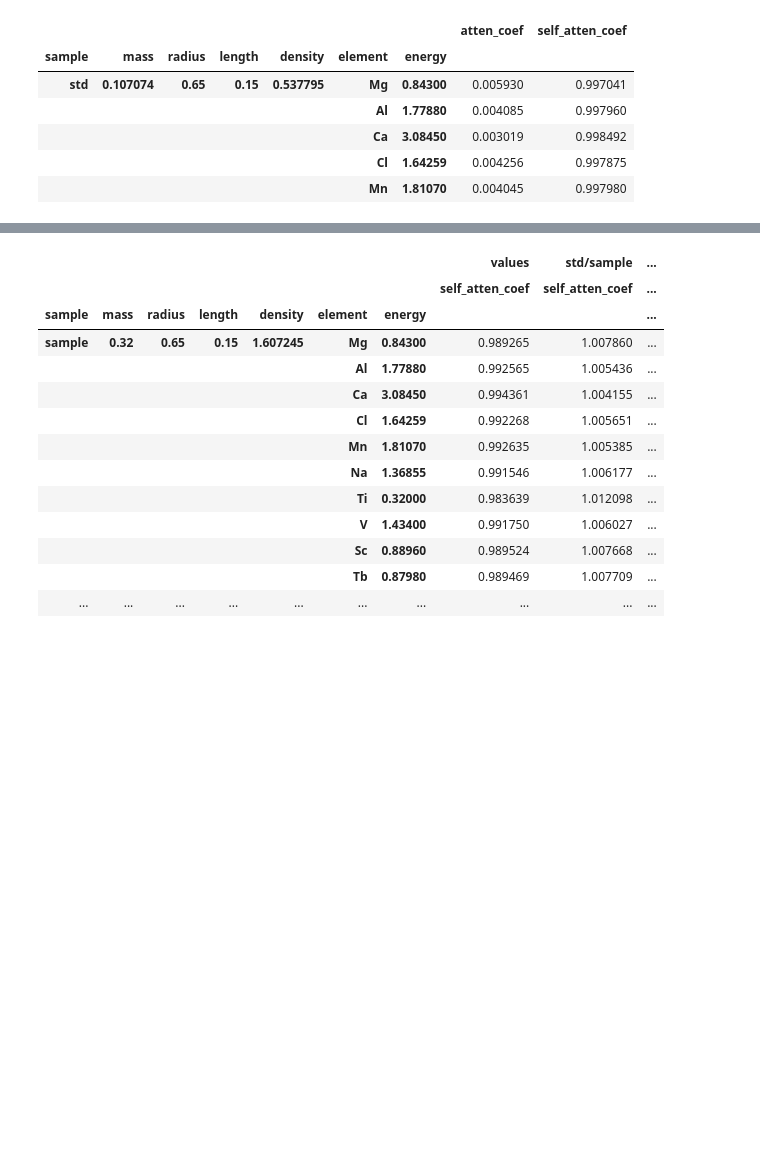
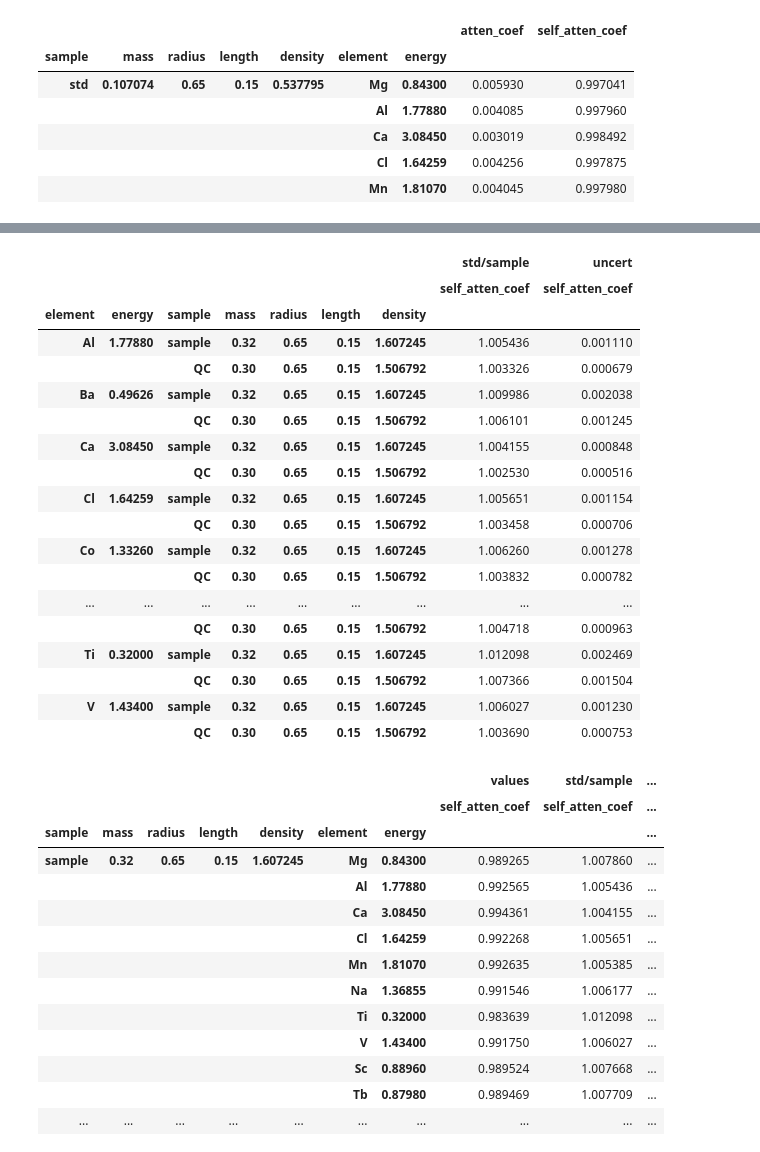
Before and after one commit to wpk-nist-gov/neutron_analysis, a Jupyter notebook: notebooks/demo.ipynb, the cells around one changed output, grey strips where cells are left out. Saved outputs shown, nothing was run; the diff lists cells and outputs as text; code cells hidden in the pictures; blank space fills up the shorter version.

```diff
--- a/notebooks/demo.ipynb
+++ b/notebooks/demo.ipynb
@@ -213,3 +293,25 @@ p.atten_table_tot.head()
+# %%
+p.atten_ratio(exclude_std=True, ref_levels=('element','energy'))
+# %% [output]
+|  |  |  |  |  |  |  | std/sample | uncert |
+|  |  |  |  |  |  |  | self_atten_coef | self_atten_coef |
+| element | energy | sample | mass | radius | length | density |  |  |
+| Al | 1.77880 | sample | 0.32 | 0.65 | 0.15 | 1.607245 | 1.005436 | 0.001110 |
+|  |  | QC | 0.30 | 0.65 | 0.15 | 1.506792 | 1.003326 | 0.000679 |
+| Ba | 0.49626 | sample | 0.32 | 0.65 | 0.15 | 1.607245 | 1.009986 | 0.002038 |
+|  |  | QC | 0.30 | 0.65 | 0.15 | 1.506792 | 1.006101 | 0.001245 |
+| Ca | 3.08450 | sample | 0.32 | 0.65 | 0.15 | 1.607245 | 1.004155 | 0.000848 |
+|  |  | QC | 0.30 | 0.65 | 0.15 | 1.506792 | 1.002530 | 0.000516 |
+| Cl | 1.64259 | sample | 0.32 | 0.65 | 0.15 | 1.607245 | 1.005651 | 0.001154 |
+|  |  | QC | 0.30 | 0.65 | 0.15 | 1.506792 | 1.003458 | 0.000706 |
+| Co | 1.33260 | sample | 0.32 | 0.65 | 0.15 | 1.607245 | 1.006260 | 0.001278 |
+|  |  | QC | 0.30 | 0.65 | 0.15 | 1.506792 | 1.003832 | 0.000782 |
+| ... | ... | ... | ... | ... | ... | ... | ... | ... |
+|  |  | QC | 0.30 | 0.65 | 0.15 | 1.506792 | 1.004718 | 0.000963 |
+| Ti | 0.32000 | sample | 0.32 | 0.65 | 0.15 | 1.607245 | 1.012098 | 0.002469 |
+|  |  | QC | 0.30 | 0.65 | 0.15 | 1.506792 | 1.007366 | 0.001504 |
+| V | 1.43400 | sample | 0.32 | 0.65 | 0.15 | 1.607245 | 1.006027 | 0.001230 |
+|  |  | QC | 0.30 | 0.65 | 0.15 | 1.506792 | 1.003690 | 0.000753 |
 # %%
 p.atten_ratio(exclude_std=True, value_name='values')
 # %% [output]
```
Also changed, not shown: parts of 11 cells of this notebook, 7 other files.
